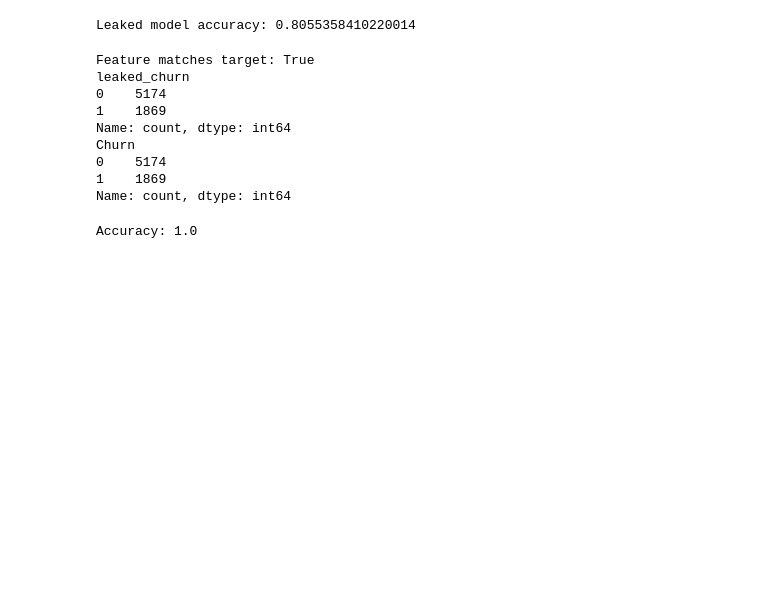
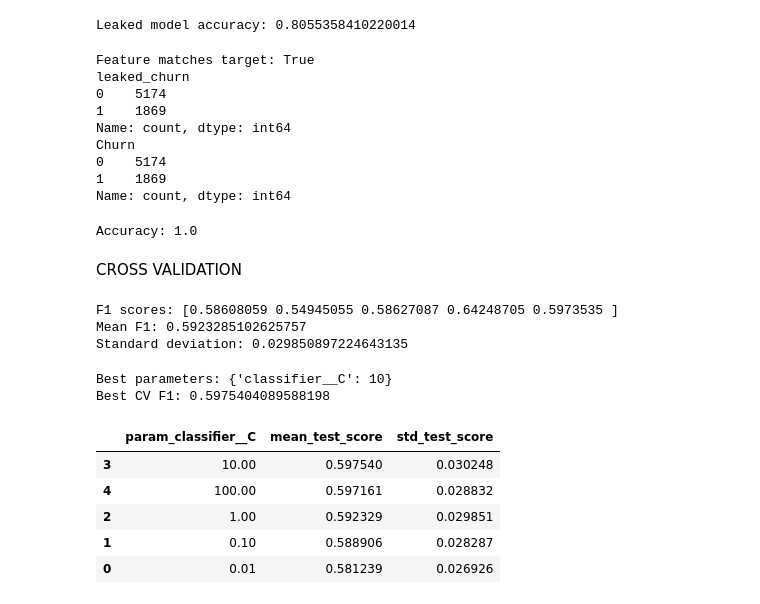
Before and after one commit to sayedsabi/customer-churn-ml-system, a Jupyter notebook: notebooks/02_model_experiments.ipynb, the cells around one changed output. Saved outputs shown, nothing was run; the diff lists cells and outputs as text; code cells hidden in the pictures; blank space fills up the shorter version.

Commit message:
Document Day 9 model tuning experiments

```diff
--- a/notebooks/02_model_experiments.ipynb
+++ b/notebooks/02_model_experiments.ipynb
@@ -411,3 +411,68 @@ print("Accuracy:",
       accuracy_score(y_test_leaky, leaked_pred))
 # %% [output]
 Accuracy: 1.0
+# %% [markdown]
+CROSS VALIDATION
+# %%
+from sklearn.model_selection import StratifiedKFold, cross_val_score
+
+cv = StratifiedKFold(
+    n_splits=5,
+    shuffle=True,
+    random_state=42
+)
+
+cv_scores = cross_val_score(
+    model,
+    X_train,
+    y_train,
+    cv=cv,
+    scoring="f1",
+    n_jobs=-1
+)
+
+print("F1 scores:", cv_scores)
+print("Mean F1:", cv_scores.mean())
+print("Standard deviation:", cv_scores.std())
+# %% [output]
+F1 scores: [0.58608059 0.54945055 0.58627087 0.64248705 0.5973535 ]
+Mean F1: 0.5923285102625757
+Standard deviation: 0.029850897224643135
+# %%
+from sklearn.model_selection import GridSearchCV
+
+param_grid = {
+    "classifier__C": [0.01, 0.1, 1, 10, 100]
+}
+
+grid_search = GridSearchCV(
+    estimator=model,
+    param_grid=param_grid,
+    scoring="f1",
+    cv=cv,
+    n_jobs=-1,
+    return_train_score=True
+)
+
+grid_search.fit(X_train, y_train)
+
+print("Best parameters:", grid_search.best_params_)
+print("Best CV F1:", grid_search.best_score_)
+# %% [output]
+Best parameters: {'classifier__C': 10}
+Best CV F1: 0.5975404089588198
+# %%
+import pandas as pd
+
+results = pd.DataFrame(grid_search.cv_results_)
+
+results[
+    ["param_classifier__C", "mean_test_score", "std_test_score"]
+].sort_values("mean_test_score", ascending=False)
+# %% [output]
+|  | param_classifier__C | mean_test_score | std_test_score |
+| 3 | 10.00 | 0.597540 | 0.030248 |
+| 4 | 100.00 | 0.597161 | 0.028832 |
+| 2 | 1.00 | 0.592329 | 0.029851 |
+| 1 | 0.10 | 0.588906 | 0.028287 |
+| 0 | 0.01 | 0.581239 | 0.026926 |
```
Also changed, not shown: parts of 3 cells of this notebook, 1 other file.
